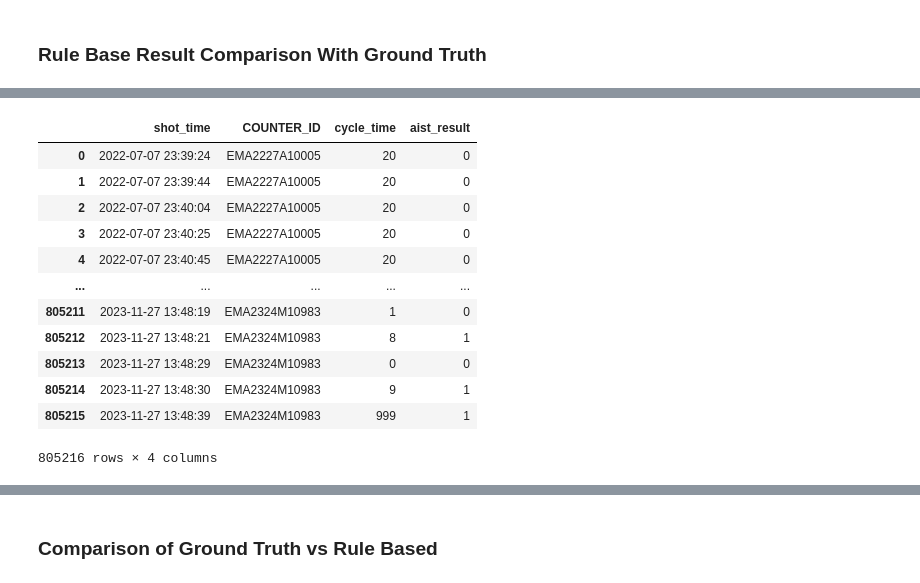
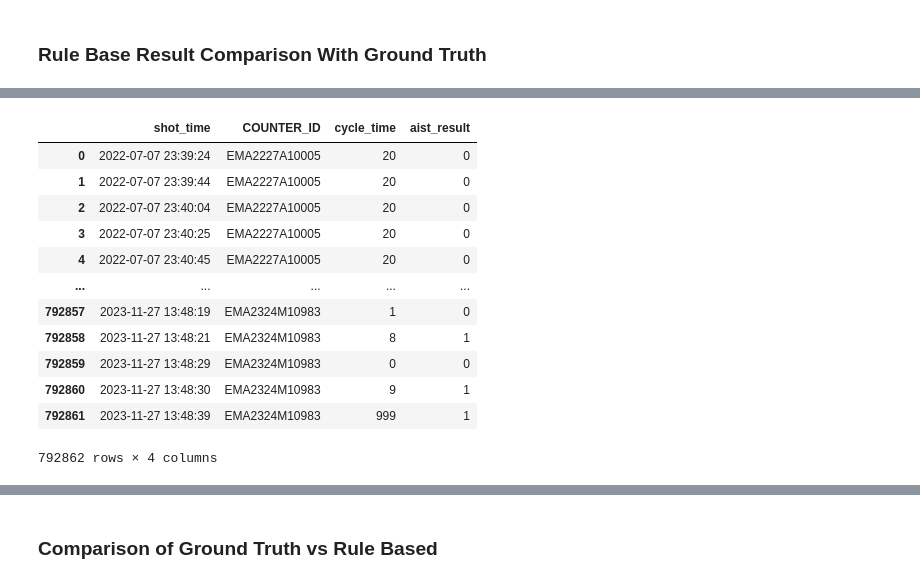
Before and after one commit to uikram/AnomolyDetection, a Jupyter notebook: result_analysis.ipynb, the cells around one changed output, grey strips where cells are left out. Saved outputs shown, nothing was run; the diff lists cells and outputs as text; code cells hidden in the pictures.

```diff
--- a/result_analysis.ipynb
+++ b/result_analysis.ipynb
@@ -54,21 +78,21 @@ ground_truth
 # %%
-rule_base = concatenate_csv_files('aist_result')
-rule_base = rule_base[['shot_time', 'COUNTER_ID', 'cycle_time', 'value2']]
-rule_base.rename(columns={'value2': 'aist_result'}, inplace=True)
-rule_base['aist_result'] = rule_base['aist_result'].apply(lambda x: 0 if x == 2 else 1)
-rule_base['aist_result'] = 1 - rule_base['aist_result']
-rule_base
+# rule_base = concatenate_csv_files('aist_result')
+# rule_base = rule_base[['shot_time', 'COUNTER_ID', 'cycle_time', 'value2']]
+# rule_base.rename(columns={'value2': 'aist_result'}, inplace=True)
+# rule_base['aist_result'] = rule_base['aist_result'].apply(lambda x: 0 if x == 2 else 1)
+# rule_base['aist_result'] = 1 - rule_base['aist_result']
+# rule_base
 # %% [output]
 |  | shot_time | COUNTER_ID | cycle_time | aist_result |
 | 0 | 2022-07-07 23:39:24 | EMA2227A10005 | 20 | 0 |
 | 1 | 2022-07-07 23:39:44 | EMA2227A10005 | 20 | 0 |
 | 2 | 2022-07-07 23:40:04 | EMA2227A10005 | 20 | 0 |
 | 3 | 2022-07-07 23:40:25 | EMA2227A10005 | 20 | 0 |
 | 4 | 2022-07-07 23:40:45 | EMA2227A10005 | 20 | 0 |
 | ... | ... | ... | ... | ... |
-| 805211 | 2023-11-27 13:48:19 | EMA2324M10983 | 1 | 0 |
-| 805212 | 2023-11-27 13:48:21 | EMA2324M10983 | 8 | 1 |
-| 805213 | 2023-11-27 13:48:29 | EMA2324M10983 | 0 | 0 |
-| 805214 | 2023-11-27 13:48:30 | EMA2324M10983 | 9 | 1 |
-| 805215 | 2023-11-27 13:48:39 | EMA2324M10983 | 999 | 1 |
+| 792857 | 2023-11-27 13:48:19 | EMA2324M10983 | 1 | 0 |
+| 792858 | 2023-11-27 13:48:21 | EMA2324M10983 | 8 | 1 |
+| 792859 | 2023-11-27 13:48:29 | EMA2324M10983 | 0 | 0 |
+| 792860 | 2023-11-27 13:48:30 | EMA2324M10983 | 9 | 1 |
+| 792861 | 2023-11-27 13:48:39 | EMA2324M10983 | 999 | 1 |
-805216 rows × 4 columns
+792862 rows × 4 columns
```
Also changed, not shown: parts of 50 cells of this notebook, 3 other files.
